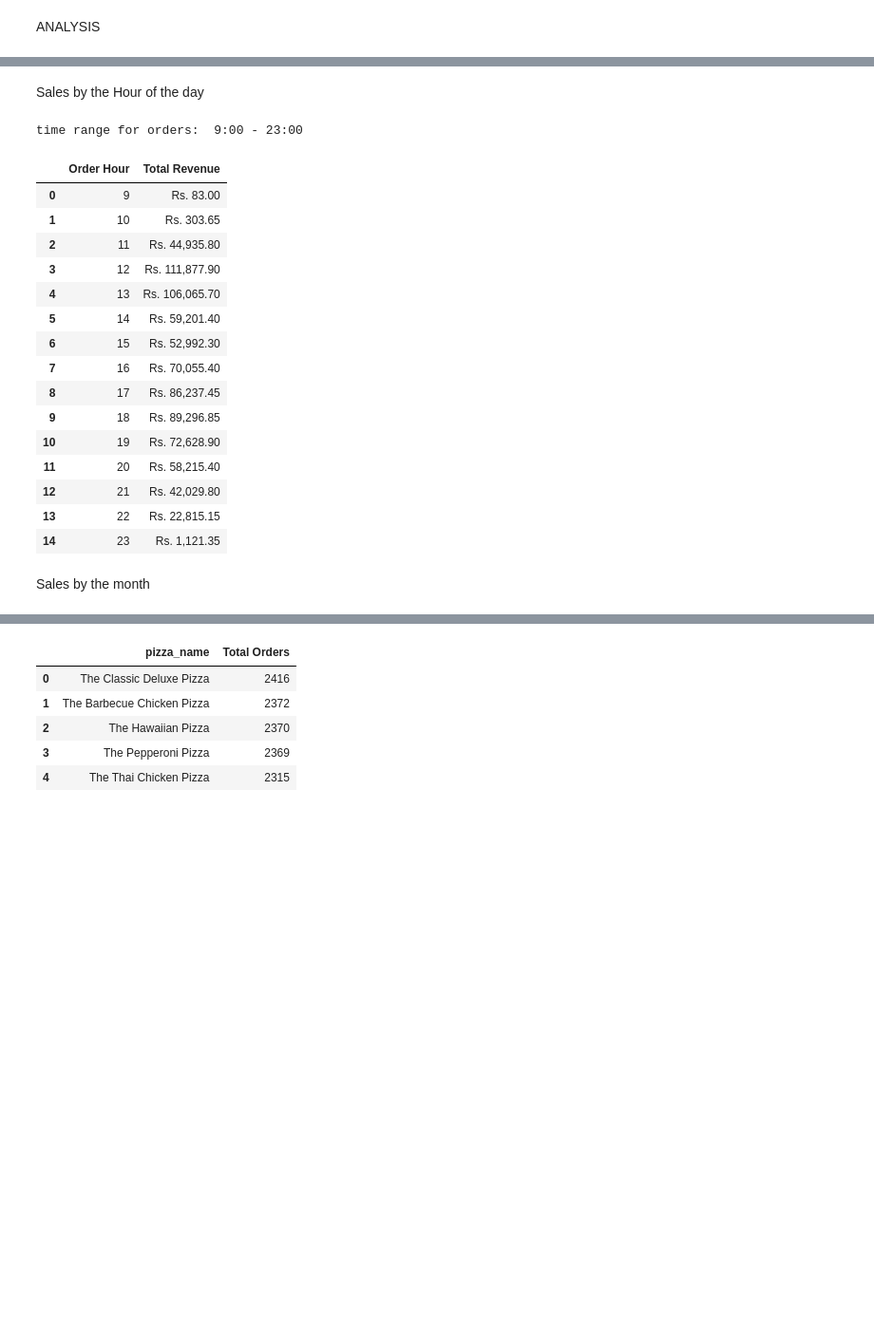
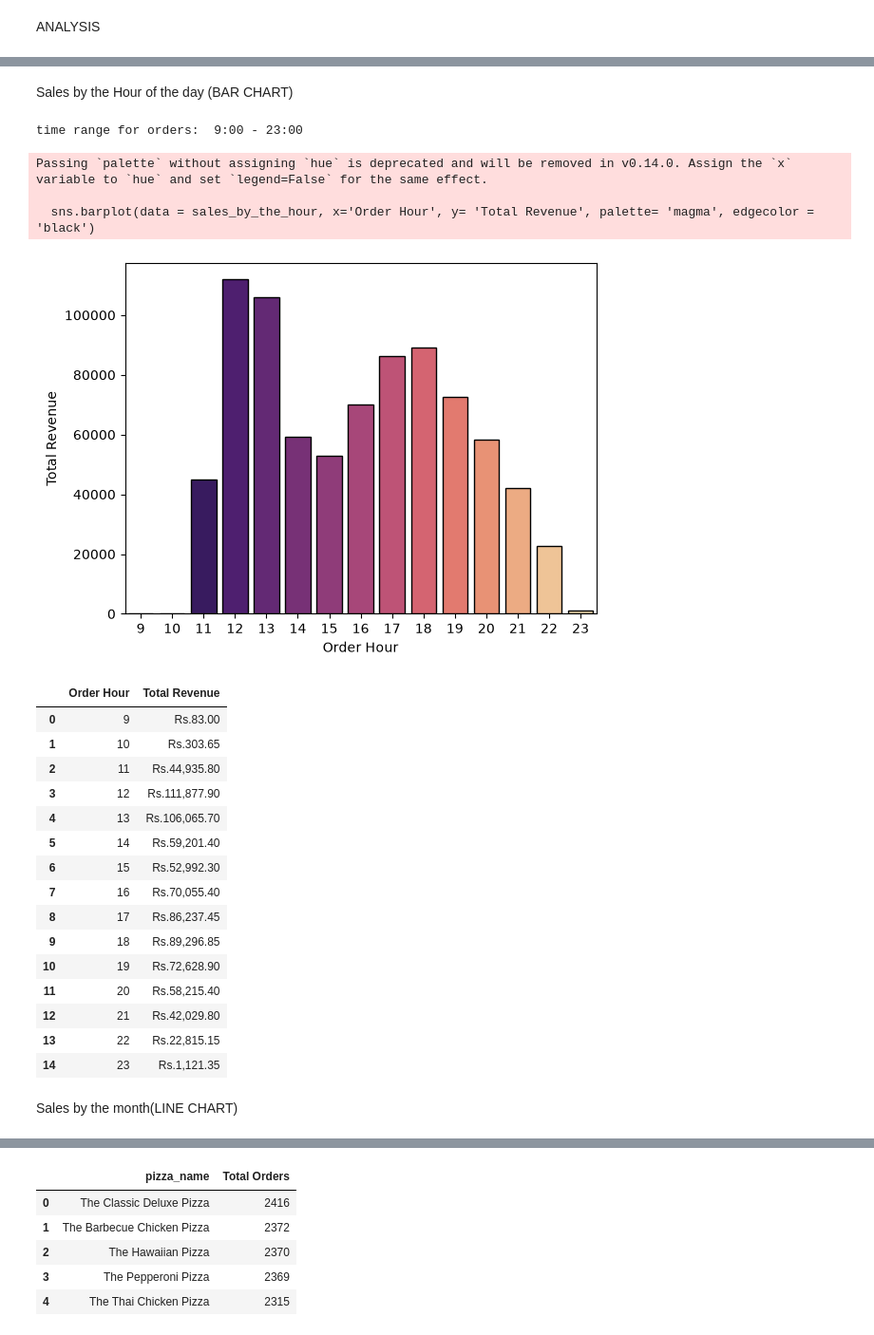
Before and after one commit to Siddant20/Pizza_Sales_Analysis, a Jupyter notebook: Pizza_Sales_Analysis.ipynb, the cells around one changed output, grey strips where cells are left out. Shown at 95% size. Cells and saved outputs as stored; diff of their text form; code cells hidden in the pictures; blank space fills up the shorter version.

Commit message:
add data visualisation for analysis

```diff
--- a/Pizza_Sales_Analysis.ipynb
+++ b/Pizza_Sales_Analysis.ipynb
@@ -69,7 +72,6 @@ def salesAnalysis(dataframe, col_name, rename):
     data['Average_Order_Value'] = data['Total_Revenue']/ data['Total_Orders']
     data['Average_Pizzas_Per_Order'] = (data['Total_Pizzas_Sold']/ data['Total_Orders']).map("{:.2f}".format)
 
-    currencyConverter(data, 'Rs. ','Total_Revenue', 'Average_Order_Value' )
     return data
 # %% [markdown]
 Checking for duplicates
@@ -151,7 +166,7 @@ sales_by_day[['Order Day', 'Total Revenue']]
 | 5 | Friday | Rs. 129,690.90 |
 | 6 | Saturday | Rs. 121,605.15 |
 # %% [markdown]
-Sales by the Hour of the day
+Sales by the Hour of the day (BAR CHART)
 # %%
 earliest_order_time = df['order_time'].dt.hour.min().astype('str') +':00'
 latest_order_time = df['order_time'].dt.hour.max().astype('str') + ':00'
@@ -161,26 +176,42 @@ time range for orders:  9:00 - 23:00
 # %%
 sales_by_the_hour = salesAnalysis(df, 'order_hour', 'Order Hour')
 sales_by_the_hour.columns = sales_by_the_hour.columns.str.replace('_',' ')
+
+# plt.bar(sales_by_the_hour['Order Hour'], sales_by_the_hour['Total Revenue'], color = '#ED4111')
+# plt.xlabel('Hour of the day')
+# plt.ylabel('Total Revenue')
+# plt.title('Sales by the hour of the day')
+# plt.show()
+
+sns.barplot(data = sales_by_the_hour, x='Order Hour', y= 'Total Revenue', palette= 'magma', edgecolor = 'black')
+
+plt.show()
+
+currencyConverter(sales_by_the_hour, 'Rs.', 'Total Revenue')
 sales_by_the_hour[['Order Hour','Total Revenue']]
 # %% [output]
+Passing `palette` without assigning `hue` is deprecated and will be removed in v0.14.0. Assign the `x` variable to `hue` and set `legend=False` for the same effect.
+
+  sns.barplot(data = sales_by_the_hour, x='Order Hour', y= 'Total Revenue', palette= 'magma', edgecolor = 'black')
+[figure, added]
 |  | Order Hour | Total Revenue |
-| 0 | 9 | Rs. 83.00 |
-| 1 | 10 | Rs. 303.65 |
-| 2 | 11 | Rs. 44,935.80 |
-| 3 | 12 | Rs. 111,877.90 |
-| 4 | 13 | Rs. 106,065.70 |
-| 5 | 14 | Rs. 59,201.40 |
-| 6 | 15 | Rs. 52,992.30 |
-| 7 | 16 | Rs. 70,055.40 |
-| 8 | 17 | Rs. 86,237.45 |
-| 9 | 18 | Rs. 89,296.85 |
-| 10 | 19 | Rs. 72,628.90 |
-| 11 | 20 | Rs. 58,215.40 |
-| 12 | 21 | Rs. 42,029.80 |
-| 13 | 22 | Rs. 22,815.15 |
-| 14 | 23 | Rs. 1,121.35 |
+| 0 | 9 | Rs.83.00 |
+| 1 | 10 | Rs.303.65 |
+| 2 | 11 | Rs.44,935.80 |
+| 3 | 12 | Rs.111,877.90 |
+| 4 | 13 | Rs.106,065.70 |
+| 5 | 14 | Rs.59,201.40 |
+| 6 | 15 | Rs.52,992.30 |
+| 7 | 16 | Rs.70,055.40 |
+| 8 | 17 | Rs.86,237.45 |
+| 9 | 18 | Rs.89,296.85 |
+| 10 | 19 | Rs.72,628.90 |
+| 11 | 20 | Rs.58,215.40 |
+| 12 | 21 | Rs.42,029.80 |
+| 13 | 22 | Rs.22,815.15 |
+| 14 | 23 | Rs.1,121.35 |
 # %% [markdown]
-Sales by the month
+Sales by the month(LINE CHART)
 # %%
 #sales_by_month
 sales_by_month = df.groupby(['order_month_number','order_month_name']).agg(
```
Also changed, not shown: parts of 11 cells of this notebook.
